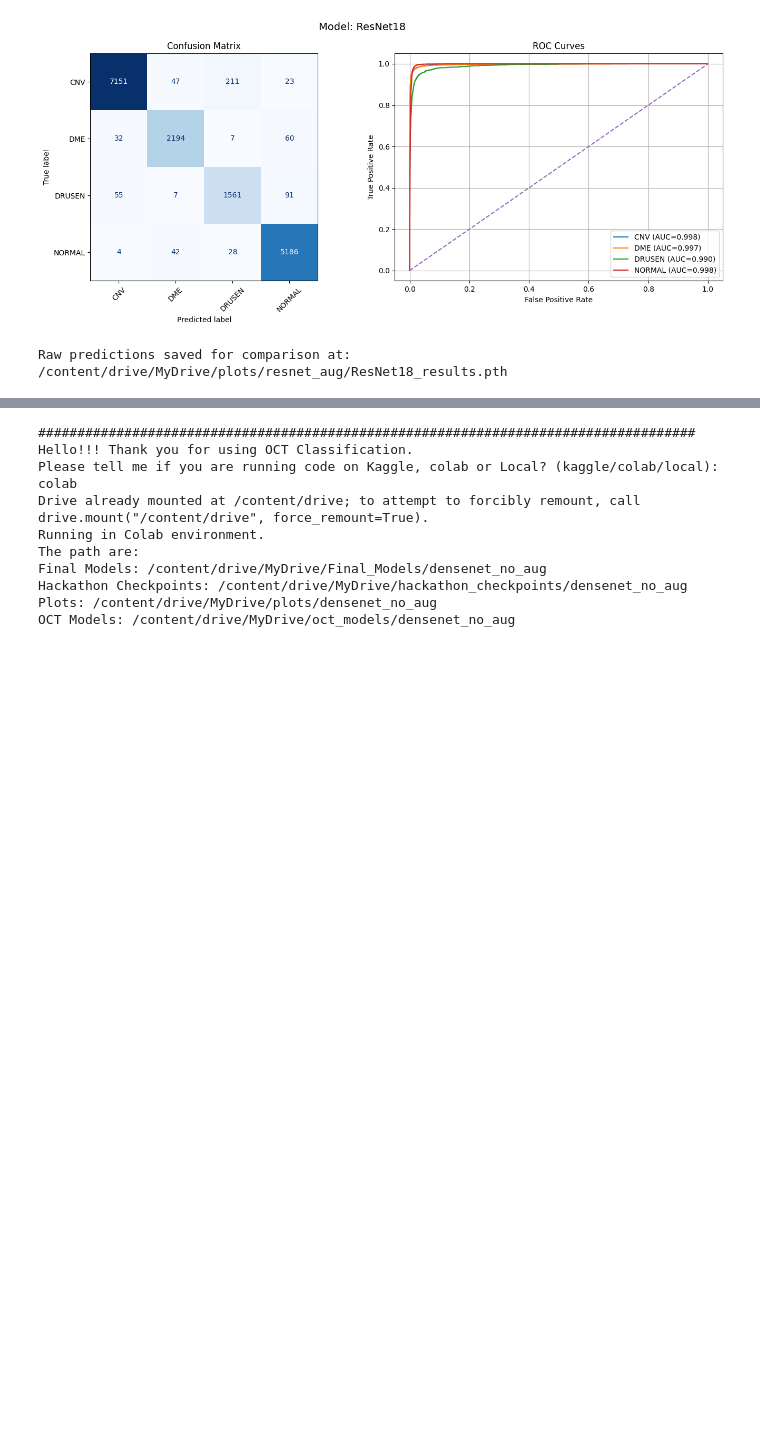
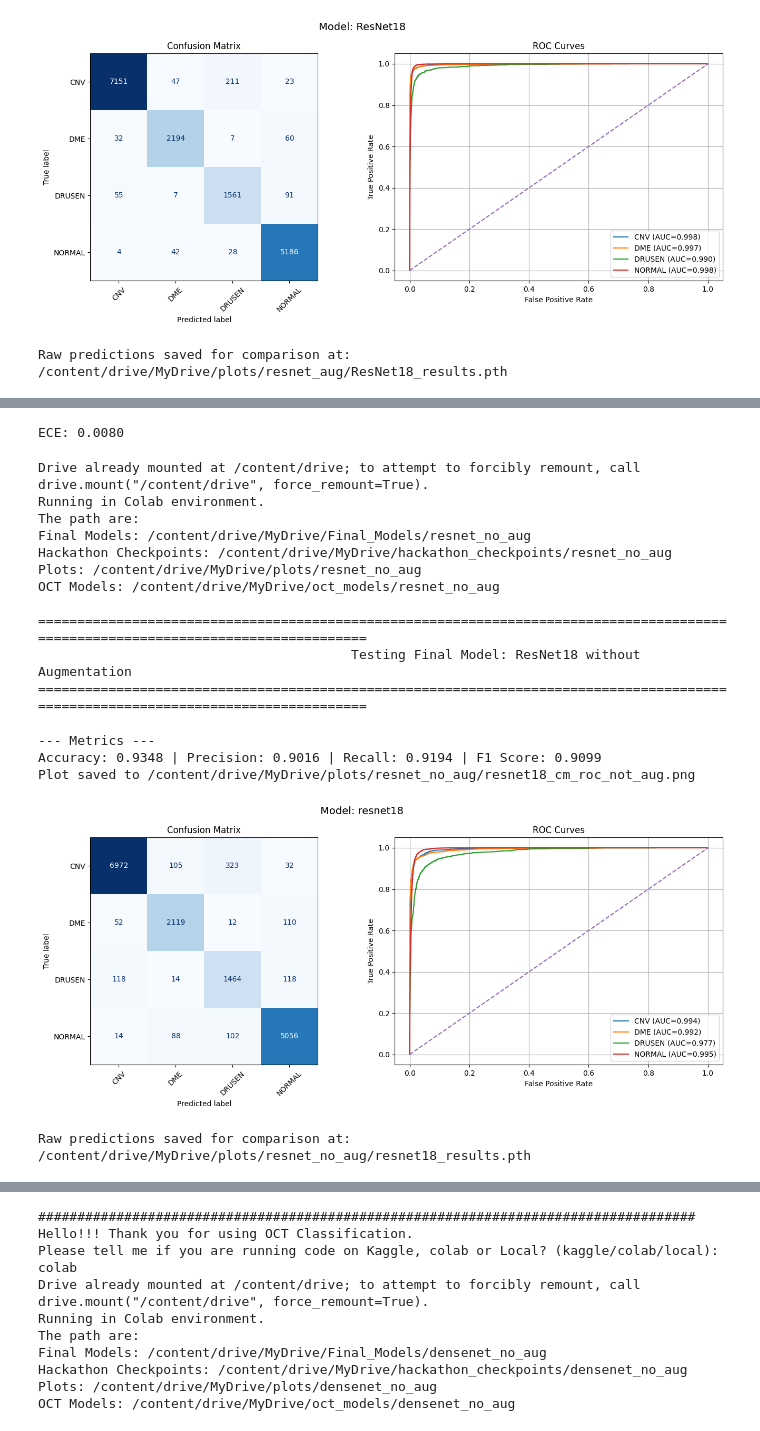
Before and after one commit to ManosGitProject/oct_retinal_classification_hackathon_v1, a Jupyter notebook: 03_Evaluation_Test_Data.ipynb, the cells around one changed output, grey strips where cells are left out. Cells and saved outputs as stored; diff of their text form; code cells hidden in the pictures; blank space fills up the shorter version.

```diff
--- a/03_Evaluation_Test_Data.ipynb
+++ b/03_Evaluation_Test_Data.ipynb
@@ -286,0 +234,46 @@ weighted avg       0.96      0.96      0.96     16699
+# %%
+ece = MulticlassCalibrationError(num_classes=4, n_bins=10)
+ece_score = ece(torch.tensor(results_resnet_aug['probabilities']), torch.tensor(results_resnet_aug['gold_labels']))
+print(f"ECE: {ece_score.item():.4f}")
+# %% [output]
+ECE: 0.0080
+# %%
+# Test ResNet18 without Augmentation
+results_dict = {}
+path_final_models, _, path_plots, path_oct_models = utils.create_paths(model_name=model_name, augmented=False, env=env)
+
+print("\n" + "="*130)
+print(f"{' '*40}Testing Final Model: ResNet18 without Augmentation")
+print("="*130)
+
+model = utils.build_model(model_name='resnet18').to(device)
+
+model.load_state_dict(torch.load(f"{path_final_models}/resnet_base_final.pth", map_location=device))
+
+gold, preds, probs = utils.test_model(
+    model=model,
+    test_dataloader=test_loader,
+    device=device,
+    class_names=["CNV","DME","DRUSEN","NORMAL"],
+    results_dict=results_dict,
+    model_name='resnet18',
+    augmented=False,
+    path_plots=path_plots
+)
+# %% [output]
+Drive already mounted at /content/drive; to attempt to forcibly remount, call drive.mount("/content/drive", force_remount=True).
+Running in Colab environment.
+The path are:
+Final Models: /content/drive/MyDrive/Final_Models/resnet_no_aug
+Hackathon Checkpoints: /content/drive/MyDrive/hackathon_checkpoints/resnet_no_aug
+Plots: /content/drive/MyDrive/plots/resnet_no_aug
+OCT Models: /content/drive/MyDrive/oct_models/resnet_no_aug
+
+==================================================================================================================================
+                                        Testing Final Model: ResNet18 without Augmentation
+==================================================================================================================================
+--- Metrics ---
+Accuracy: 0.9348 | Precision: 0.9016 | Recall: 0.9194 | F1 Score: 0.9099
+Plot saved to /content/drive/MyDrive/plots/resnet_no_aug/resnet18_cm_roc_not_aug.png
+[figure, added]
+Raw predictions saved for comparison at: /content/drive/MyDrive/plots/resnet_no_aug/resnet18_results.pth
```
Also changed, not shown: parts of 28 cells of this notebook, 1 other file.
